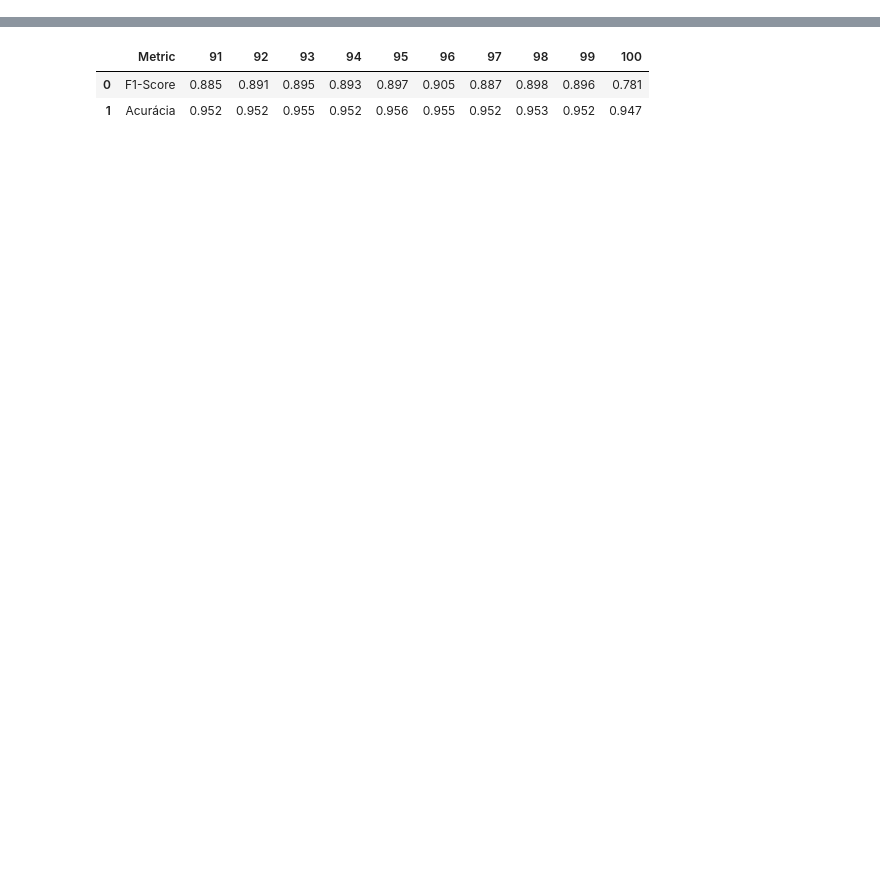
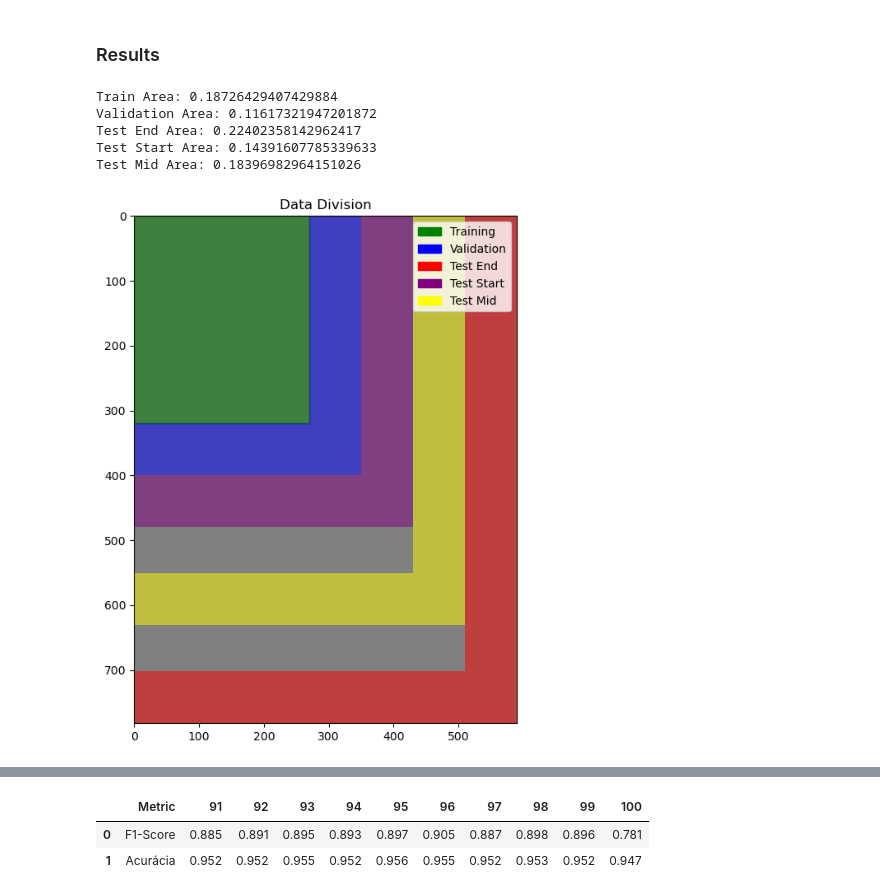
Before and after one commit to gabrielliman/Seismic_Analysis_Tensorflow, a Jupyter notebook: utils/distribution_display.ipynb, the cells around one changed output, grey strips where cells are left out. Cells and saved outputs as stored; diff of their text form; code cells hidden in the pictures; blank space fills up the shorter version.

```diff
--- a/utils/distribution_display.ipynb
+++ b/utils/distribution_display.ipynb
@@ -284,0 +437,13 @@ show_smart_data_division_subplot(450,336)
+# %% [markdown]
+### Results
+# %%
+sizetrainx=320
+sizetrainy=270
+show_data_division(sizetrainx,sizetrainy)
+# %% [output]
+Train Area: 0.18726429407429884
+Validation Area: 0.11617321947201872
+Test End Area: 0.22402358142962417
+Test Start Area: 0.14391607785339633
+Test Mid Area: 0.18396982964151026
+[figure, added]
```
Also changed, not shown: parts of 66 cells of this notebook, 43 other files.
